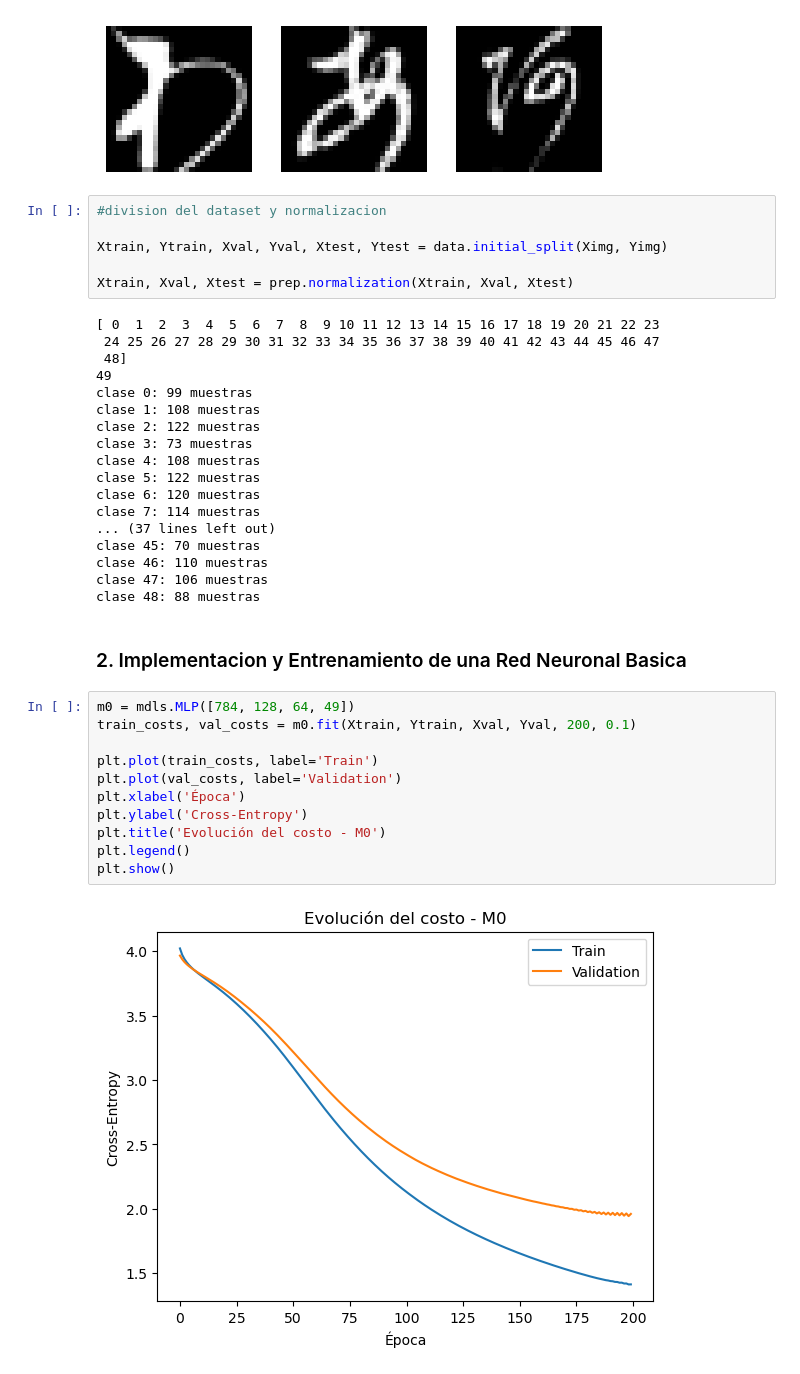
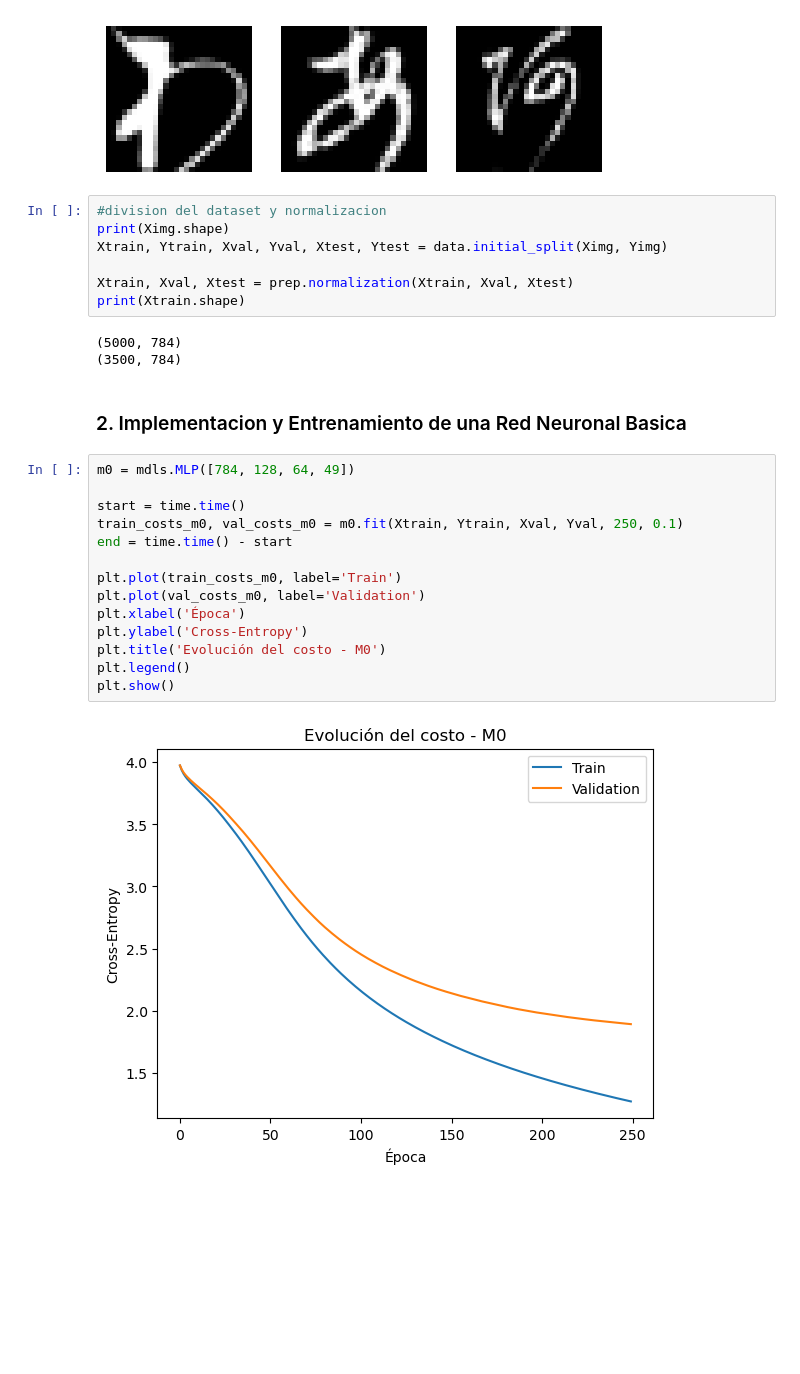
Before and after one commit to sofiyabo/Handwritten_Character_Classification_With_Neural_Networks, a Jupyter notebook: notebooks/Entrega_TP3.ipynb, the cells around one changed output. Cells and saved outputs as stored; diff of their text form; blank space fills up the shorter version.

```diff
--- a/notebooks/Entrega_TP3.ipynb
+++ b/notebooks/Entrega_TP3.ipynb
@@ -36,42 +44,31 @@ plt.show()
 [figure]
 # %%
 #division del dataset y normalizacion
-
+print(Ximg.shape)
 Xtrain, Ytrain, Xval, Yval, Xtest, Ytest = data.initial_split(Ximg, Yimg)
 
 Xtrain, Xval, Xtest = prep.normalization(Xtrain, Xval, Xtest)
+print(Xtrain.shape)
 # %% [output]
-[ 0  1  2  3  4  5  6  7  8  9 10 11 12 13 14 15 16 17 18 19 20 21 22 23
- 24 25 26 27 28 29 30 31 32 33 34 35 36 37 38 39 40 41 42 43 44 45 46 47
- 48]
-49
-clase 0: 99 muestras
-clase 1: 108 muestras
-clase 2: 122 muestras
-clase 3: 73 muestras
-clase 4: 108 muestras
-clase 5: 122 muestras
-clase 6: 120 muestras
-clase 7: 114 muestras
-... (37 lines left out)
-clase 45: 70 muestras
-clase 46: 110 muestras
-clase 47: 106 muestras
-clase 48: 88 muestras
+(5000, 784)
+(3500, 784)
 # %% [markdown]
 ### 2. Implementacion y Entrenamiento de una Red Neuronal Basica
 # %%
 m0 = mdls.MLP([784, 128, 64, 49])
-train_costs, val_costs = m0.fit(Xtrain, Ytrain, Xval, Yval, 200, 0.1)
 
-plt.plot(train_costs, label='Train')
-plt.plot(val_costs, label='Validation')
+start = time.time()
+train_costs_m0, val_costs_m0 = m0.fit(Xtrain, Ytrain, Xval, Yval, 250, 0.1)
+end = time.time() - start
+
+plt.plot(train_costs_m0, label='Train')
+plt.plot(val_costs_m0, label='Validation')
 plt.xlabel('Época')
 plt.ylabel('Cross-Entropy')
 plt.title('Evolución del costo - M0')
 plt.legend()
 plt.show()
 # %% [output]
-[figure, old version]
+[figure, new version]
 # %%
 pred = m0.predict(Xval)
```
Also changed, not shown: parts of 17 cells of this notebook, 4 other files.
